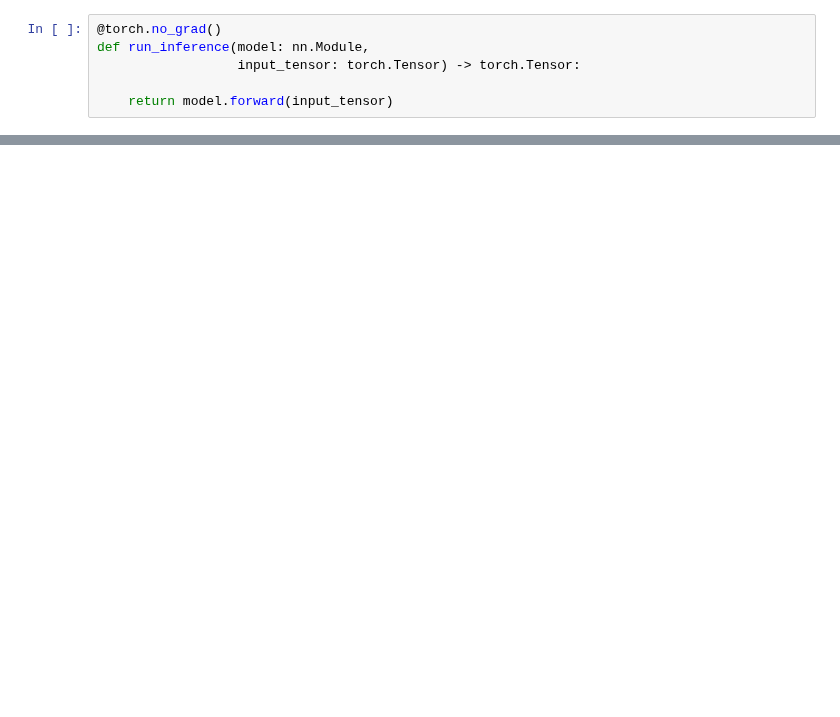
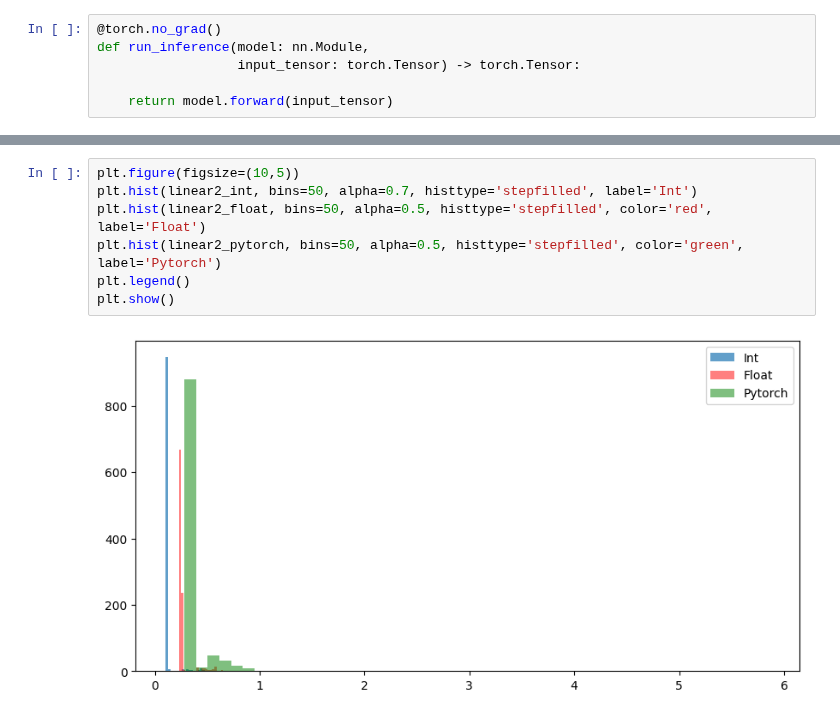
Before and after one commit to yunguks/Int_infer, a Jupyter notebook: time_test.ipynb, the cells around one changed output, grey strips where cells are left out. Saved outputs shown, nothing was run; the diff lists cells and outputs as text; blank space fills up the shorter version.

Commit message:
add plot figure about experiments

```diff
--- a/time_test.ipynb
+++ b/time_test.ipynb
@@ -323,0 +402,9 @@ Self CUDA time total: 29.000us
+# %%
+plt.figure(figsize=(10,5))
+plt.hist(linear2_int, bins=50, alpha=0.7, histtype='stepfilled', label='Int')
+plt.hist(linear2_float, bins=50, alpha=0.5, histtype='stepfilled', color='red', label='Float')
+plt.hist(linear2_pytorch, bins=50, alpha=0.5, histtype='stepfilled', color='green', label='Pytorch')
+plt.legend()
+plt.show()
+# %% [output]
+[figure, added]
```
Also changed, not shown: parts of 15 cells of this notebook, 28 other files.
